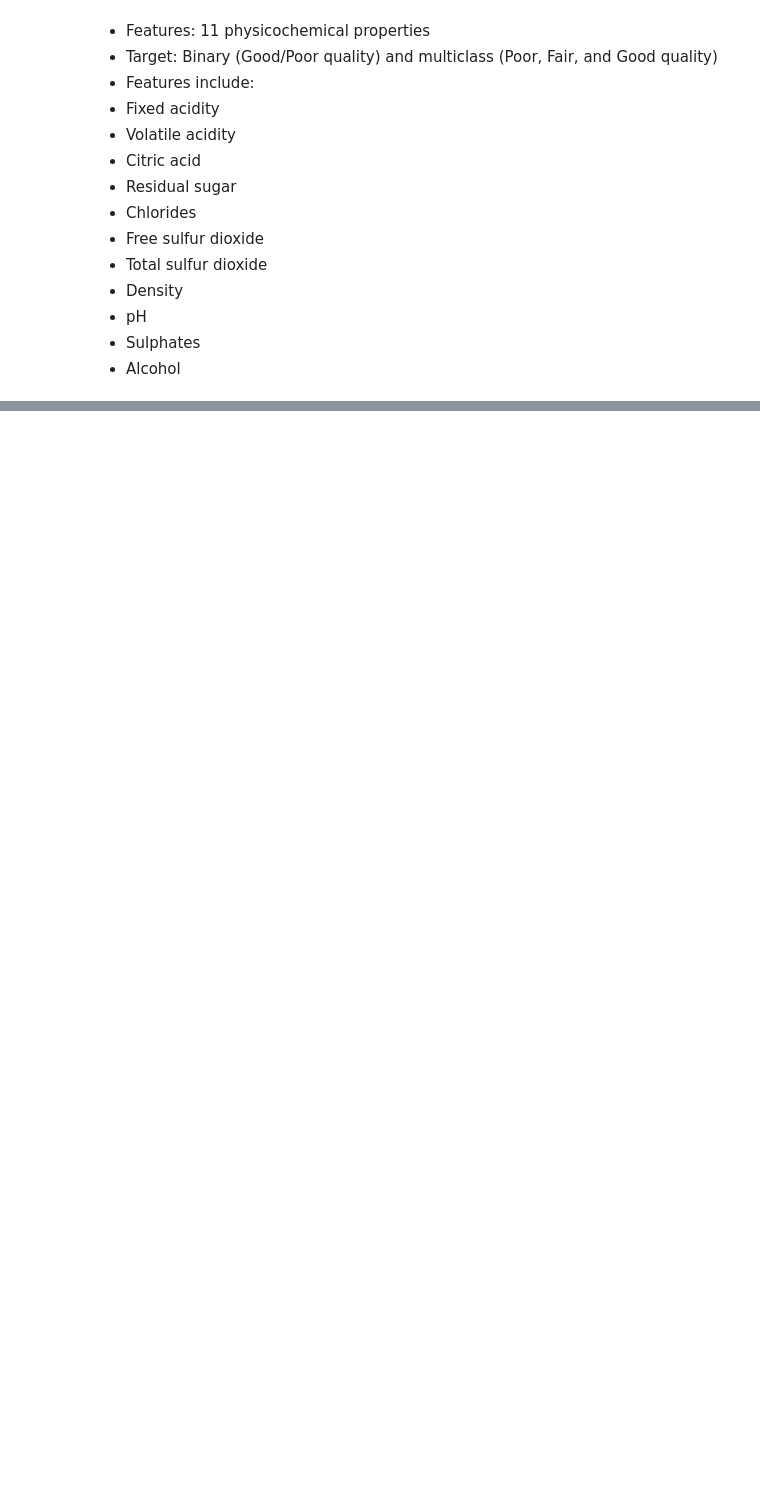
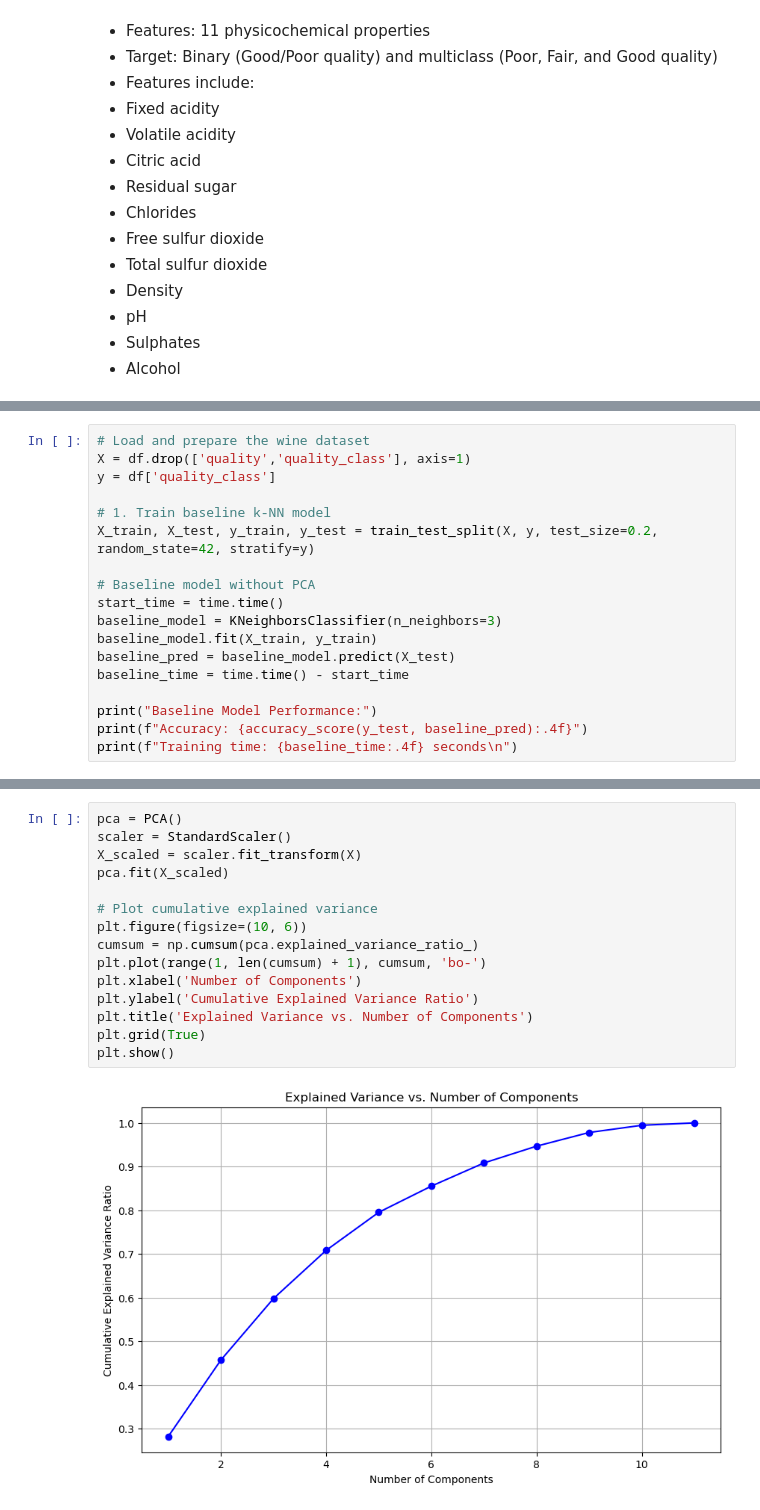
Before and after one commit to AGGE82/Taller-3-ML1, a Jupyter notebook: PCA-example-challenge.ipynb, the cells around one changed output, grey strips where cells are left out. Cells and saved outputs as stored; diff of their text form; blank space fills up the shorter version.

```diff
--- a/PCA-example-challenge.ipynb
+++ b/PCA-example-challenge.ipynb
@@ -152,0 +197,18 @@ plt.show()
+# %%
+# Load and prepare the wine dataset
+X = df.drop(['quality','quality_class'], axis=1)
+y = df['quality_class']
+
+# 1. Train baseline k-NN model
+X_train, X_test, y_train, y_test = train_test_split(X, y, test_size=0.2, random_state=42, stratify=y)
+
+# Baseline model without PCA
+start_time = time.time()
+baseline_model = KNeighborsClassifier(n_neighbors=3)
+baseline_model.fit(X_train, y_train)
+baseline_pred = baseline_model.predict(X_test)
+baseline_time = time.time() - start_time
+
+print("Baseline Model Performance:")
+print(f"Accuracy: {accuracy_score(y_test, baseline_pred):.4f}")
+print(f"Training time: {baseline_time:.4f} seconds\n")
@@ -152,0 +238,17 @@ plt.show()
+# %%
+pca = PCA()
+scaler = StandardScaler()
+X_scaled = scaler.fit_transform(X)
+pca.fit(X_scaled)
+
+# Plot cumulative explained variance
+plt.figure(figsize=(10, 6))
+cumsum = np.cumsum(pca.explained_variance_ratio_)
+plt.plot(range(1, len(cumsum) + 1), cumsum, 'bo-')
+plt.xlabel('Number of Components')
+plt.ylabel('Cumulative Explained Variance Ratio')
+plt.title('Explained Variance vs. Number of Components')
+plt.grid(True)
+plt.show()
+# %% [output]
+[figure, added]
```
Also changed, not shown: parts of 15 cells of this notebook, 1 other file.
